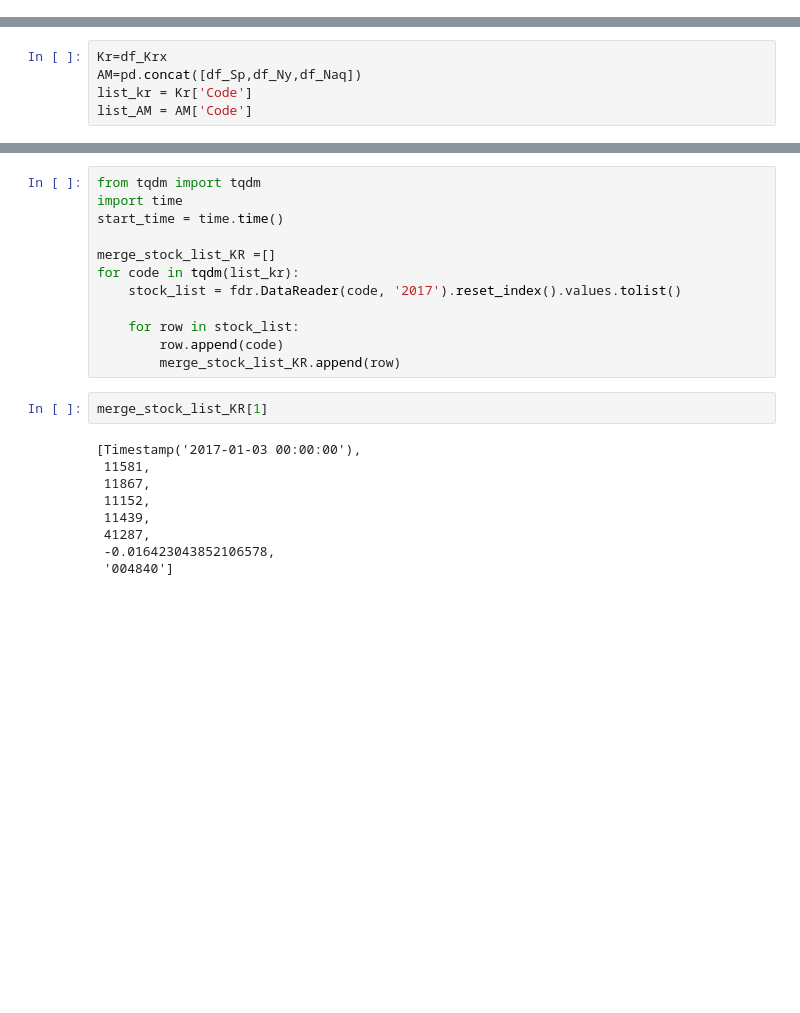
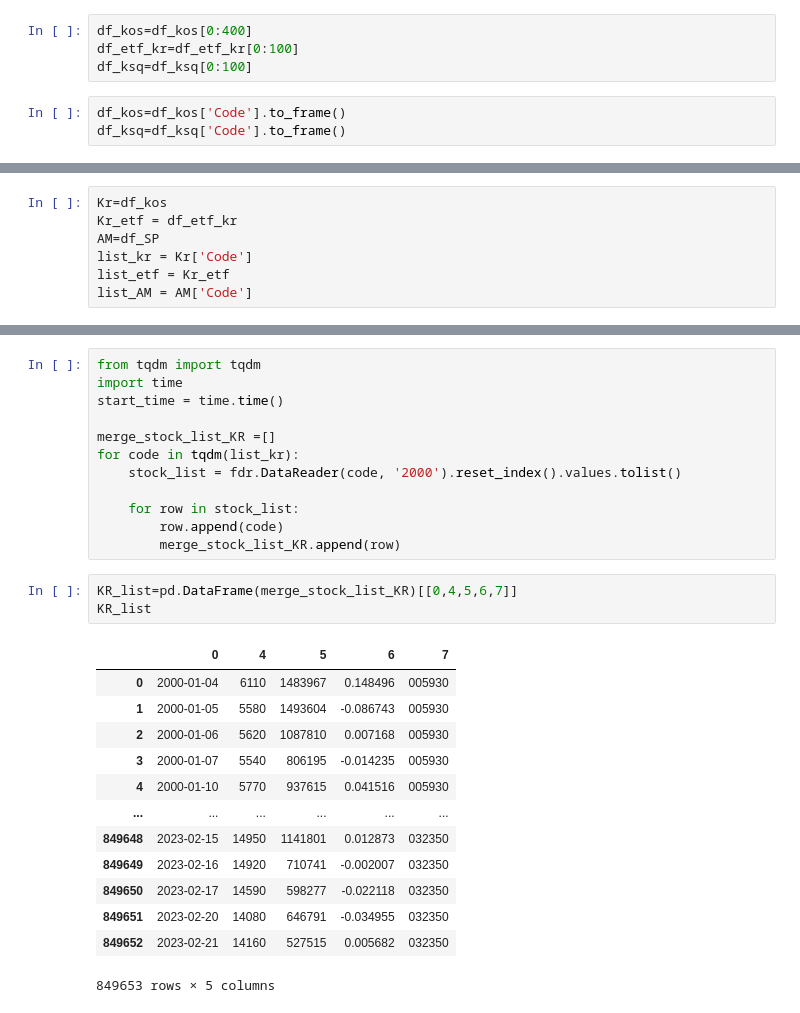
Before and after one commit to Hy-MDL/DB, a Jupyter notebook: Total.ipynb, the cells around one changed output, grey strips where cells are left out. Saved outputs shown, nothing was run; the diff lists cells and outputs as text; blank space fills up the shorter version.

```diff
--- a/Total.ipynb
+++ b/Total.ipynb
@@ -23,0 +8,7 @@ df_krx=df_Krx[df_Krx.duplicated()]
+# %%
+df_kos=df_kos[0:400]
+df_etf_kr=df_etf_kr[0:100]
+df_ksq=df_ksq[0:100]
+# %%
+df_kos=df_kos['Code'].to_frame()
+df_ksq=df_ksq['Code'].to_frame()
@@ -47,5 +53,7 @@ df_Ny
 # %%
-Kr=df_Krx
-AM=pd.concat([df_Sp,df_Ny,df_Naq])
+Kr=df_kos
+Kr_etf = df_etf_kr
+AM=df_SP
 list_kr = Kr['Code']
+list_etf = Kr_etf
 list_AM = AM['Code']
@@ -56,19 +80,25 @@ start_time = time.time()
 
 merge_stock_list_KR =[]
 for code in tqdm(list_kr):
-    stock_list = fdr.DataReader(code, '2017').reset_index().values.tolist()
+    stock_list = fdr.DataReader(code, '2000').reset_index().values.tolist()
 
     for row in stock_list:
         row.append(code)
         merge_stock_list_KR.append(row)
-# %%
-merge_stock_list_KR[1]
-# %% [output]
-[Timestamp('2017-01-03 00:00:00'),
- 11581,
- 11867,
- 11152,
- 11439,
- 41287,
- -0.016423043852106578,
- '004840']
+# %%
+KR_list=pd.DataFrame(merge_stock_list_KR)[[0,4,5,6,7]]
+KR_list
+# %% [output]
+|  | 0 | 4 | 5 | 6 | 7 |
+| 0 | 2000-01-04 | 6110 | 1483967 | 0.148496 | 005930 |
+| 1 | 2000-01-05 | 5580 | 1493604 | -0.086743 | 005930 |
+| 2 | 2000-01-06 | 5620 | 1087810 | 0.007168 | 005930 |
+| 3 | 2000-01-07 | 5540 | 806195 | -0.014235 | 005930 |
+| 4 | 2000-01-10 | 5770 | 937615 | 0.041516 | 005930 |
+| ... | ... | ... | ... | ... | ... |
+| 849648 | 2023-02-15 | 14950 | 1141801 | 0.012873 | 032350 |
+| 849649 | 2023-02-16 | 14920 | 710741 | -0.002007 | 032350 |
+| 849650 | 2023-02-17 | 14590 | 598277 | -0.022118 | 032350 |
+| 849651 | 2023-02-20 | 14080 | 646791 | -0.034955 | 032350 |
+| 849652 | 2023-02-21 | 14160 | 527515 | 0.005682 | 032350 |
+849653 rows × 5 columns
```
Also changed, not shown: parts of 14 cells of this notebook, 3 other files.
